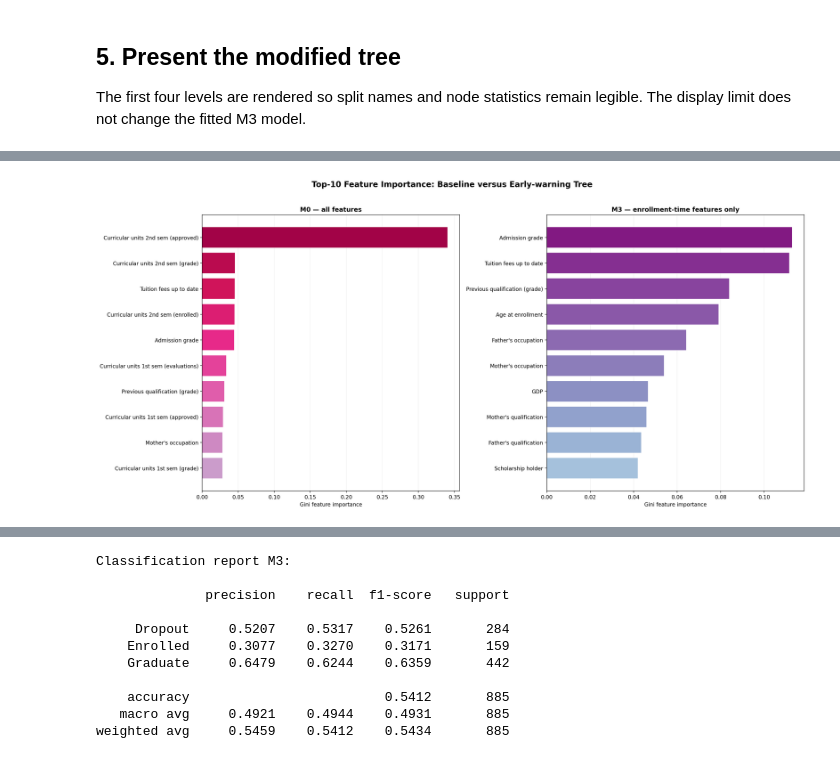
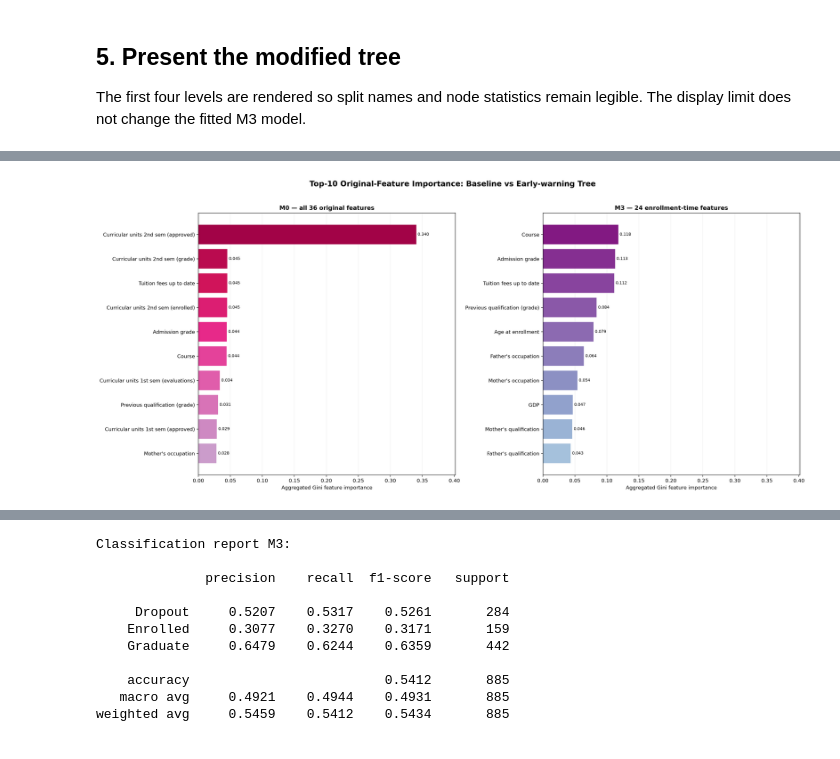
Before and after one commit to thphuc06/Lab2_DecisionTree, a Jupyter notebook: notebooks/05_improve_features.ipynb, the cells around one changed output, grey strips where cells are left out. Cells and saved outputs as stored; diff of their text form; code cells hidden in the pictures.

```diff
--- a/notebooks/05_improve_features.ipynb
+++ b/notebooks/05_improve_features.ipynb
@@ -185,44 +239,85 @@ A reference M0 is refitted on the same training rows only to recover `feature_im
 m0_reference = DecisionTreeClassifier(random_state=42)
 m0_reference.fit(X_train, y_train)
 
-m0_importance = pd.Series(
-    m0_reference.feature_importances_, index=X_train.columns, name="M0 importance"
-).sort_values(ascending=False)
-m3_importance = pd.Series(
-    m3.feature_importances_, index=X_train_m3.columns, name="M3 importance"
-).sort_values(ascending=False)
+
+def original_feature_name(encoded_name: str) -> str:
+    """Map a shared-pipeline column back to its original UCI feature."""
+    for original_name in ONE_HOT_COLS:
+        if encoded_name == original_name or encoded_name.startswith(f"{original_name}_"):
+            return original_name
+    return encoded_name
+
+
+def aggregate_original_importance(model, encoded_columns, expected_original_features):
+    """Sum dummy-column Gini importances and return all expected original features."""
+    encoded_importance = pd.Series(
+        model.feature_importances_, index=encoded_columns, dtype=float
+    )
+    original_names = encoded_importance.index.map(original_feature_name)
+    aggregated = encoded_importance.groupby(original_names).sum()
+    return aggregated.reindex(expected_original_features, fill_value=0.0).sort_values(ascending=False)
+
+
+m0_importance = aggregate_original_importance(m0_reference, X_train.columns, original_features)
+m3_importance = aggregate_original_importance(m3, X_train_m3.columns, retained_original_features)
+
+assert len(m0_importance) == 36 and len(m3_importance) == 24
+assert set(m0_importance.index) == set(original_features)
+assert set(m3_importance.index) == set(retained_original_features)
+assert np.isclose(m0_importance.sum(), 1.0)
+assert np.isclose(m3_importance.sum(), 1.0)
 
 TOP_N = 10
 top_m0 = m0_importance.head(TOP_N).sort_values()
 top_m3 = m3_importance.head(TOP_N).sort_values()
+common_xmax = max(float(top_m0.max()), float(top_m3.max())) * 1.18
 
-fig, axes = plt.subplots(1, 2, figsize=(19, 9))
+fig, axes = plt.subplots(1, 2, figsize=(20, 9), sharex=True)
 m0_colors = plt.cm.PuRd(np.linspace(0.35, 0.85, TOP_N))
 m3_colors = plt.cm.BuPu(np.linspace(0.35, 0.85, TOP_N))
-axes[0].barh(top_m0.index, top_m0.values, color=m0_colors)
-axes[1].barh(top_m3.index, top_m3.values, color=m3_colors)
-axes[0].set_title("M0 — all features", fontweight="bold")
-axes[1].set_title("M3 — enrollment-time features only", fontweight="bold")
-for axis in axes:
-    axis.set_xlabel("Gini feature importance")
+m0_bars = axes[0].barh(top_m0.index, top_m0.values, color=m0_colors)
+m3_bars = axes[1].barh(top_m3.index, top_m3.values, color=m3_colors)
+axes[0].set_title("M0 — all 36 original features", fontweight="bold")
+axes[1].set_title("M3 — 24 enrollment-time features", fontweight="bold")
+for axis, bars in zip(axes, (m0_bars, m3_bars)):
+    axis.set_xlabel("Aggregated Gini feature importance")
+    axis.set_xlim(0, common_xmax)
     axis.grid(axis="x", alpha=0.2)
     axis.set_axisbelow(True)
-fig.suptitle("Top-10 Feature Importance: Baseline versus Early-warning Tree",
-             fontsize=15, fontweight="bold")
+    axis.bar_label(bars, fmt="%.3f", padding=3, fontsize=8)
+fig.suptitle(
+    "Top-10 Original-Feature Importance: Baseline vs Early-warning Tree",
+    fontsize=15, fontweight="bold",
+)
 fig.tight_layout(rect=(0, 0, 1, 0.96))
 feature_importance_path = FIGURES_DIR / "E_feature_importance.png"
 fig.savefig(feature_importance_path, dpi=200, bbox_inches="tight", facecolor="white")
 plt.close(fig)
 
-importance_table = pd.concat([
-    m0_importance.head(TOP_N).reset_index().rename(
-        columns={"index": "M0 feature"}
-    ),
-    m3_importance.head(TOP_N).reset_index().rename(
-        columns={"index": "M3 feature"}
-    ),
-], axis=1)
-display(importance_table.style.format({"M0 importance": "{:.4f}", "M3 importance": "{:.4f}"}))
+importance_comparison_path = OUTPUTS_DIR / "E_feature_importance_comparison.csv"
+importance_comparison = pd.DataFrame(index=original_features)
+importance_comparison.index.name = "original_feature"
+importance_comparison["available_in_M3"] = importance_comparison.index.isin(retained_original_features)
+importance_comparison["M0_importance"] = m0_importance.reindex(original_features)
+importance_comparison["M3_importance"] = m3_importance.reindex(original_features)
+importance_comparison["M0_rank"] = (
+    importance_comparison["M0_importance"].rank(method="min", ascending=False).astype("Int64")
+)
+importance_comparison["M3_rank"] = (
+    importance_comparison["M3_importance"].rank(method="min", ascending=False).astype("Int64")
+)
+importance_comparison.to_csv(importance_comparison_path, float_format="%.10f")
+
+importance_top10 = pd.DataFrame({
+    "M0 feature": m0_importance.head(TOP_N).index,
+    "M0 importance": m0_importance.head(TOP_N).to_numpy(),
+    "M3 feature": m3_importance.head(TOP_N).index,
+    "M3 importance": m3_importance.head(TOP_N).to_numpy(),
+})
+display(importance_top10.round(4))
+print(f"M0 strongest original feature: {m0_importance.index[0]} ({m0_importance.iloc[0]:.4f})")
+print(f"M3 strongest original feature: {m3_importance.index[0]} ({m3_importance.iloc[0]:.4f})")
 print(f"Saved: {feature_importance_path}")
+print(f"Saved: {importance_comparison_path}")
 display(Image(filename=str(feature_importance_path), width=1200))
 # %% [output]
@@ -241,4 +339,4 @@ Saved: /workspace/scratch/8c3047868d74/Lab2_DecisionTree/figures/E_feature_impor
-[figure, old version]
+[figure, new version]
 # %% [markdown]
 ## 7. Compare M0 and M3
 
```
Also changed, not shown: parts of 16 cells of this notebook, 3 other files.
